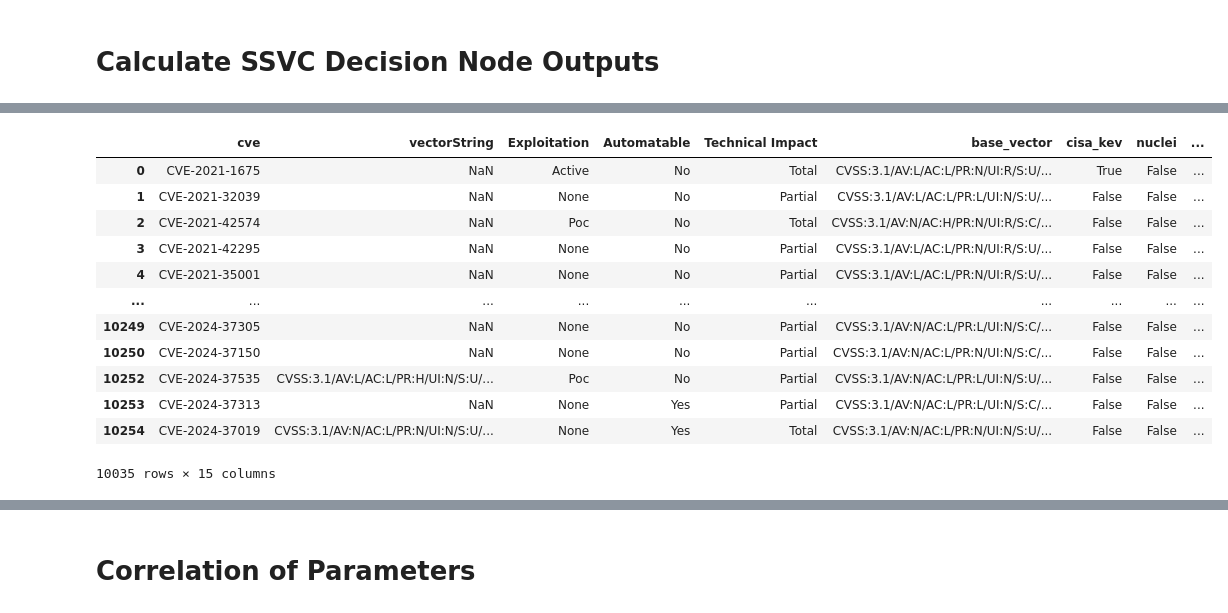
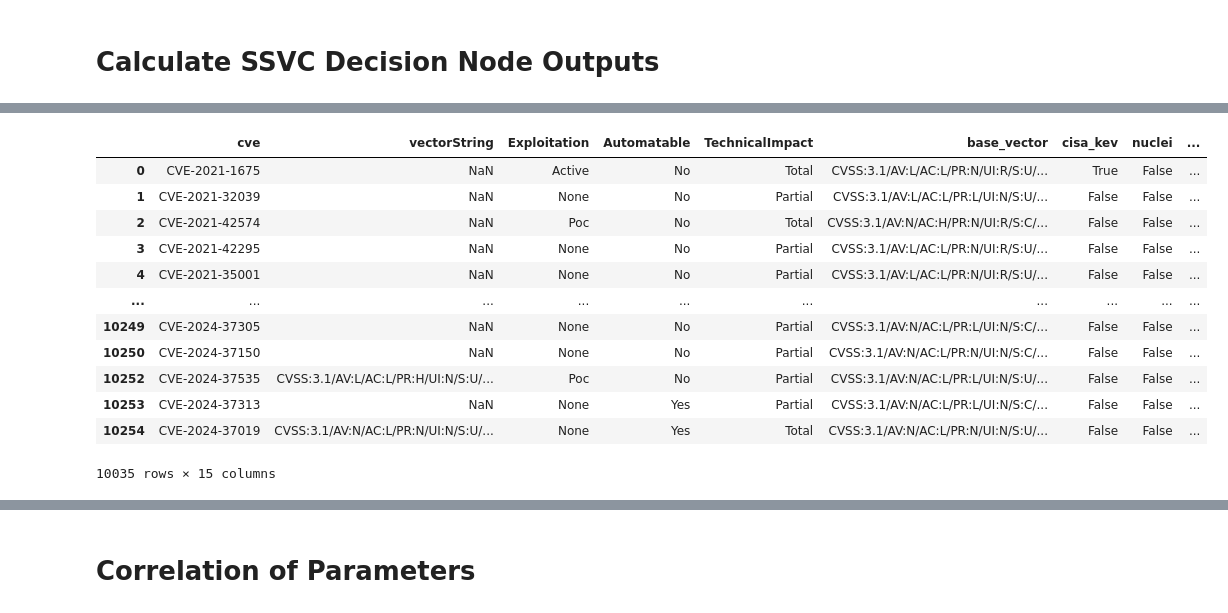
Before and after one commit to RiskBasedPrioritization/RiskBasedPrioritizationAnalysis, a Jupyter notebook: analysis/vulnrichment.ipynb, the cells around one changed output, grey strips where cells are left out. Saved outputs shown, nothing was run; the diff lists cells and outputs as text; code cells hidden in the pictures.

```diff
--- a/analysis/vulnrichment.ipynb
+++ b/analysis/vulnrichment.ipynb
@@ -82,3 +82,7 @@ df
 | 10253 | CVE-2024-37313 | NaN | none | yes | partial |
 | 10254 | CVE-2024-37019 | CVSS:3.1/AV:N/AC:L/PR:N/UI:N/S:U/... | none | yes | total |
 10255 rows × 5 columns
+# %%
+# Rename 'Technical Impact' to 'TechnicalImpact'
+df.rename(columns={'Technical Impact': 'TechnicalImpact'}, inplace=True)
+df
@@ -373,3 +391,13 @@ def automatable_dt(cvss_dict):
         return "Yes"
     else:
         return "No"
+# %%
+def automatable_dt(cvss_dict):
+
+    # ((userInteraction == 'NONE') & (attackComplexity == 'LOW') & (privilegesRequired != 'HIGH') & (attackVector == 'NETWORK')):
+    if (('CVSS' in cvss_dict and ((cvss_dict['CVSS'] == '3.1') | (cvss_dict['CVSS'] == '3.0'))  and cvss_dict['PR'] != 'H' ) or \
+    (cvss_dict['AC'] == 'L' and cvss_dict['AV'] == 'N' and ('Au' in cvss_dict and cvss_dict['Au'] == 'N'))):
+
+        return "Yes"
+    else:
+        return "No"
@@ -376,8 +408,18 @@ def automatable_dt(cvss_dict):
+# %%
+def automatable_dt(cvss_dict):
+
+    # ((userInteraction == 'NONE') & (attackComplexity == 'LOW') & (privilegesRequired != 'HIGH') & (attackVector == 'NETWORK')):
+    if (('CVSS' in cvss_dict and ((cvss_dict['CVSS'] == '3.1') | (cvss_dict['CVSS'] == '3.0')) and  cvss_dict['UI'] == 'N' and cvss_dict['AC'] == 'L' and cvss_dict['PR'] != 'H' ) or \
+    (cvss_dict['AC'] == 'L' and cvss_dict['AV'] == 'N' and ('Au' in cvss_dict and cvss_dict['Au'] == 'N'))):
+
+        return "Yes"
+    else:
+        return "No"
 # %%
-df_merged['_Automatable_cvssbase'] = df_merged['cvss_vector_dict'].apply(automatable_dt)
+df_merged['_Automatable'] = df_merged['cvss_vector_dict'].apply(automatable_dt)
 df_merged
 # %% [output]
-|  | cve | vectorString | Exploitation | Automatable | Technical Impact | base_vector | cisa_kev | nuclei | ... |
+|  | cve | vectorString | Exploitation | Automatable | TechnicalImpact | base_vector | cisa_kev | nuclei | ... |
 | 0 | CVE-2021-1675 | NaN | Active | No | Total | CVSS:3.1/AV:L/AC:L/PR:N/UI:R/S:U/... | True | False | ... |
 | 1 | CVE-2021-32039 | NaN | None | No | Partial | CVSS:3.1/AV:L/AC:L/PR:L/UI:N/S:U/... | False | False | ... |
 | 2 | CVE-2021-42574 | NaN | Poc | No | Total | CVSS:3.1/AV:N/AC:H/PR:N/UI:R/S:C/... | False | False | ... |
```
Also changed, not shown: parts of 33 cells of this notebook.
